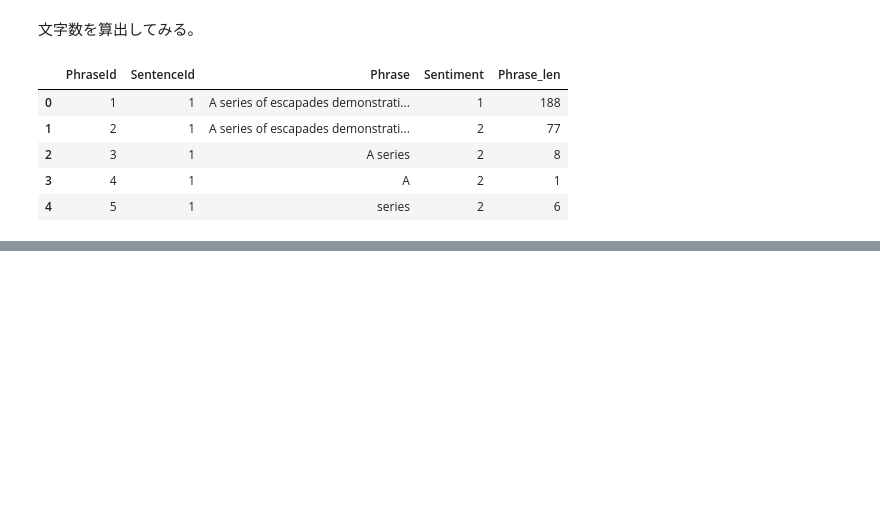
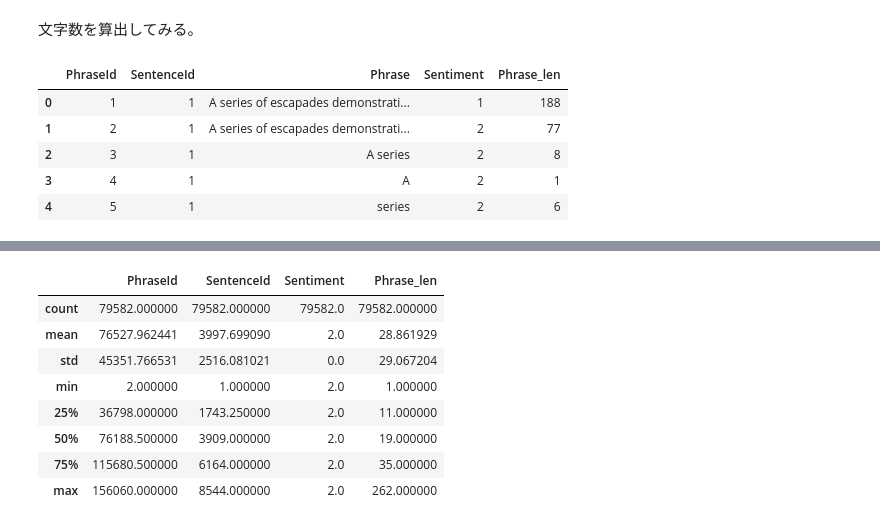
Before and after one commit to gussan-me/-Sentiment_Analysis_on_Movie_Review-, a Jupyter notebook: Sentimt-Analysis-on-Movie-Review.ipynb, the cells around one changed output, grey strips where cells are left out. Cells and saved outputs as stored; diff of their text form; code cells hidden in the pictures; blank space fills up the shorter version.

```diff
--- a/Sentimt-Analysis-on-Movie-Review.ipynb
+++ b/Sentimt-Analysis-on-Movie-Review.ipynb
@@ -180,0 +207,12 @@ Text(0.5, 0, 'Phrase Length')
+# %%
+train_df[train_df.Sentiment==2].describe()
+# %% [output]
+|  | PhraseId | SentenceId | Sentiment | Phrase_len |
+| count | 79582.000000 | 79582.000000 | 79582.0 | 79582.000000 |
+| mean | 76527.962441 | 3997.699090 | 2.0 | 28.861929 |
+| std | 45351.766531 | 2516.081021 | 0.0 | 29.067204 |
+| min | 2.000000 | 1.000000 | 2.0 | 1.000000 |
+| 25% | 36798.000000 | 1743.250000 | 2.0 | 11.000000 |
+| 50% | 76188.500000 | 3909.000000 | 2.0 | 19.000000 |
+| 75% | 115680.500000 | 6164.000000 | 2.0 | 35.000000 |
+| max | 156060.000000 | 8544.000000 | 2.0 | 262.000000 |
```
Also changed, not shown: parts of 19 cells of this notebook.
